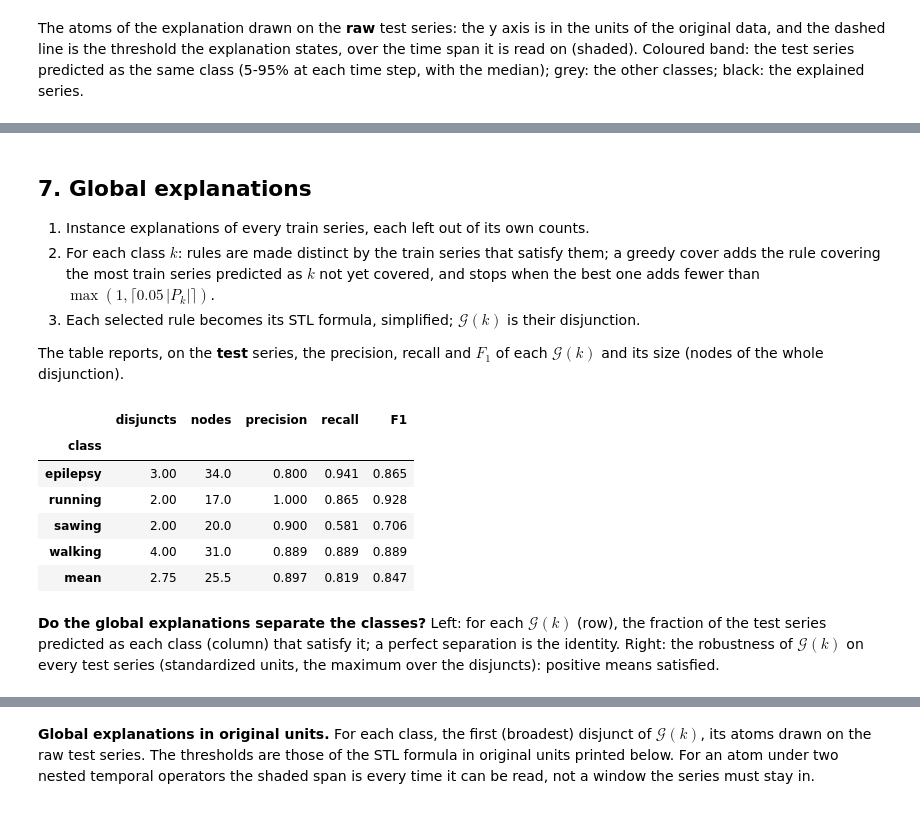
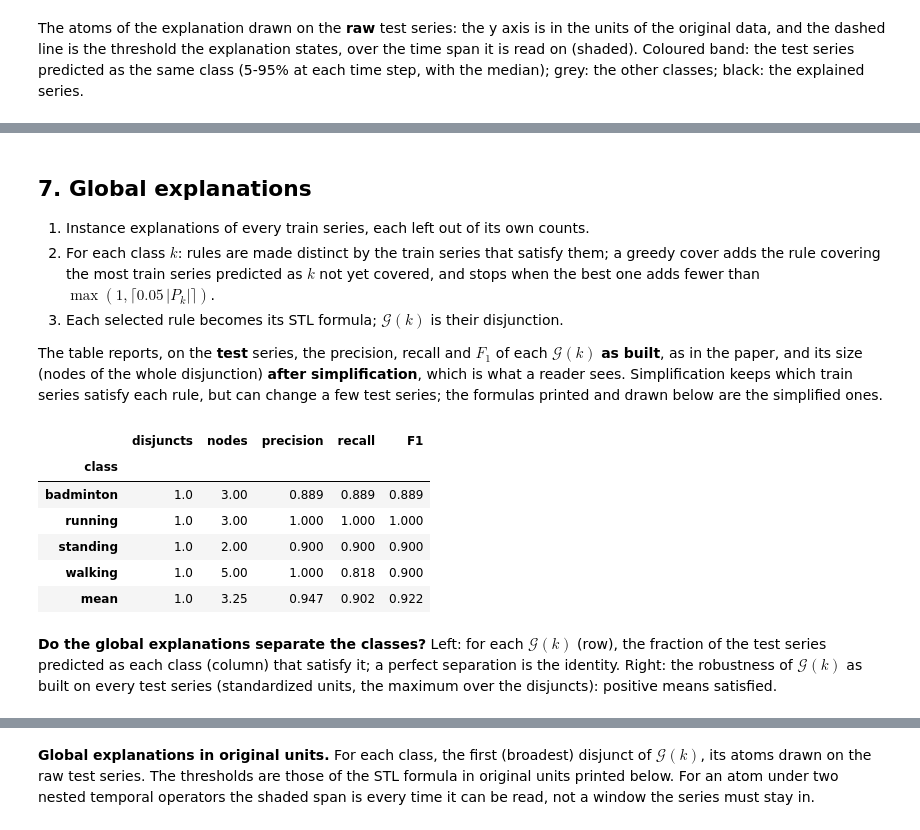
Before and after one commit to adellasiega/STLRocket, a Jupyter notebook: local_experiments/pipeline_walkthrough.ipynb, the cells around one changed output, grey strips where cells are left out. Cells and saved outputs as stored; diff of their text form; code cells hidden in the pictures.

```diff
--- a/local_experiments/pipeline_walkthrough.ipynb
+++ b/local_experiments/pipeline_walkthrough.ipynb
@@ -36,7 +36,7 @@ from stlrocket.formula_sampler import F0
 from stlrocket import instance_rules as ir
 from stlrocket.pretty import DATASET_INFO, to_original_units, atom_spans, atom_threshold, nnf
 
-DATASET, SEED = "Epilepsy", 0     # also works with "BasicMotions" (DATASET_INFO has their variable names)
+DATASET, SEED = "BasicMotions", 0     # also works with "BasicMotions" (DATASET_INFO has their variable names)
 pd.set_option("display.max_colwidth", 200)
 OTHER = "#b3b3b3"                 # series of the other classes
 plt.rcParams.update({"font.family": "sans-serif", "mathtext.fontset": "dejavusans"})   # paper font lacks <, >, _ in text
@@ -271,39 +278,40 @@ plt.tight_layout()
 
 1. Instance explanations of every train series, each left out of its own counts.
 2. For each class $k$: rules are made distinct by the train series that satisfy them; a greedy cover adds the rule covering the most train series predicted as $k$ not yet covered, and stops when the best one adds fewer than $\max(1, \lceil 0.05\,|P_k|\rceil)$.
-3. Each selected rule becomes its STL formula, simplified; $\mathcal{G}(k)$ is their disjunction.
+3. Each selected rule becomes its STL formula; $\mathcal{G}(k)$ is their disjunction.
 
-The table reports, on the **test** series, the precision, recall and $F_1$ of each $\mathcal{G}(k)$ and its size (nodes of the whole disjunction).
+The table reports, on the **test** series, the precision, recall and $F_1$ of each $\mathcal{G}(k)$ **as built**, as in the paper, and its size (nodes of the whole disjunction) **after simplification**, which is what a reader sees. Simplification keeps which train series satisfy each rule, but can change a few test series; the formulas printed and drawn below are the simplified ones.
 # %%
 train_rules = ir.explain_instances(F_tr, W, F_tr, pred["train"], rcfg, train=True)
-G = ir.global_explanations(train_rules, F_tr, X_tr, pred["train"], formulas, sigma, rcfg)
+G_built = ir.global_explanations(train_rules, F_tr, X_tr, pred["train"], formulas, sigma, rcfg, simplify=False)  # metrics
+G = ir.global_explanations(train_rules, F_tr, X_tr, pred["train"], formulas, sigma, rcfg)                       # sizes, printed
 
 def sat_or(phis, Xs):
     return np.any([eval_robustness(p, Xs) > 0 for p in phis], axis=0) if phis else np.zeros(len(Xs), bool)
 
 rows, SAT = [], np.zeros((K, len(X_te)), bool)
 for kk in range(K):
     phis = G.get(kk, [])
-    SAT[kk] = sat_or(phis, X_te)
-    assert (SAT[kk] == sat_or([to_original_units(p, mean, std) for p in phis], X_raw["test"])).all()
+    SAT[kk] = sat_or(G_built.get(kk, []), X_te)
+    assert (sat_or(phis, X_te) == sat_or([to_original_units(p, mean, std) for p in phis], X_raw["test"])).all()
     m = ir.rule_metrics(SAT[kk], kk, pred["test"])
-    rows.append({"class": classes[kk], "disjuncts": len(phis),
+    rows.append({"class": classes[kk], "disjuncts": len(G_built.get(kk, [])),
                  "nodes": sum(F0.formula_size(p) for p in phis) + max(len(phis) - 1, 0),
                  "precision": m["precision"], "recall": m["coverage"],
                  "F1": 2 * m["tp"] / (m["support"] + m["tp"] / m["coverage"]) if m["tp"] else 0.0})
 glob = pd.DataFrame(rows).set_index("class")
 glob.loc["mean"] = glob.mean()
 glob.round(3)
 # %% [output]
 |  | disjuncts | nodes | precision | recall | F1 |
 | class |  |  |  |  |  |
-| epilepsy | 3.00 | 34.0 | 0.800 | 0.941 | 0.865 |
-| running | 2.00 | 17.0 | 1.000 | 0.865 | 0.928 |
-| sawing | 2.00 | 20.0 | 0.900 | 0.581 | 0.706 |
-| walking | 4.00 | 31.0 | 0.889 | 0.889 | 0.889 |
-| mean | 2.75 | 25.5 | 0.897 | 0.819 | 0.847 |
+| badminton | 1.0 | 3.00 | 0.889 | 0.889 | 0.889 |
+| running | 1.0 | 3.00 | 1.000 | 1.000 | 1.000 |
+| standing | 1.0 | 2.00 | 0.900 | 0.900 | 0.900 |
+| walking | 1.0 | 5.00 | 1.000 | 0.818 | 0.900 |
+| mean | 1.0 | 3.25 | 0.947 | 0.902 | 0.922 |
 # %% [markdown]
-**Do the global explanations separate the classes?** Left: for each $\mathcal{G}(k)$ (row), the fraction of the test series predicted as each class (column) that satisfy it; a perfect separation is the identity. Right: the robustness of $\mathcal{G}(k)$ on every test series (standardized units, the maximum over the disjuncts): positive means satisfied.
+**Do the global explanations separate the classes?** Left: for each $\mathcal{G}(k)$ (row), the fraction of the test series predicted as each class (column) that satisfy it; a perfect separation is the identity. Right: the robustness of $\mathcal{G}(k)$ as built on every test series (standardized units, the maximum over the disjuncts): positive means satisfied.
 # %%
 P = np.array([[SAT[kk][pred["test"] == l].mean() if (pred["test"] == l).any() else np.nan for l in range(K)]
               for kk in range(K)])
```
Also changed, not shown: parts of 13 cells of this notebook, 12 other files.
